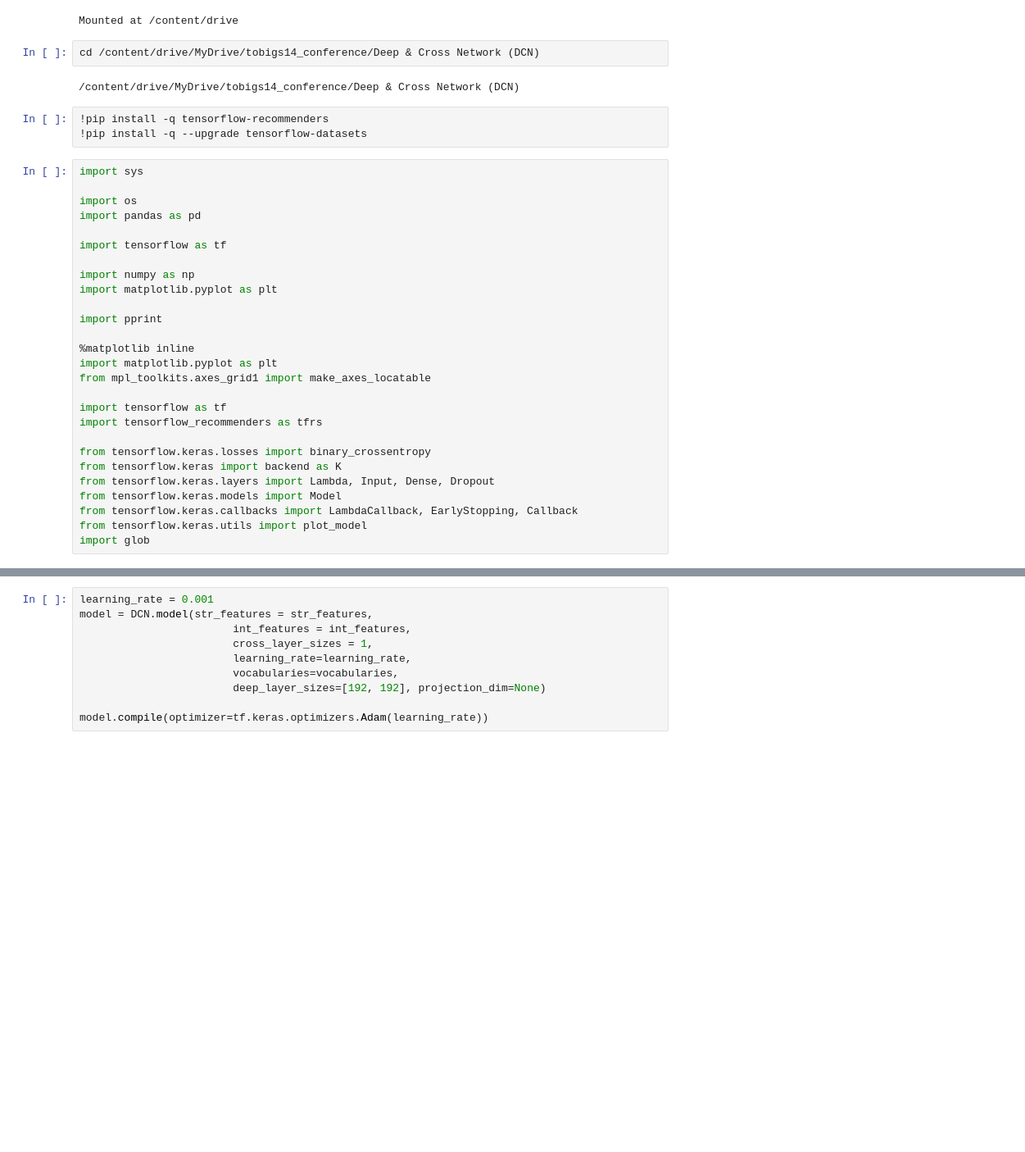
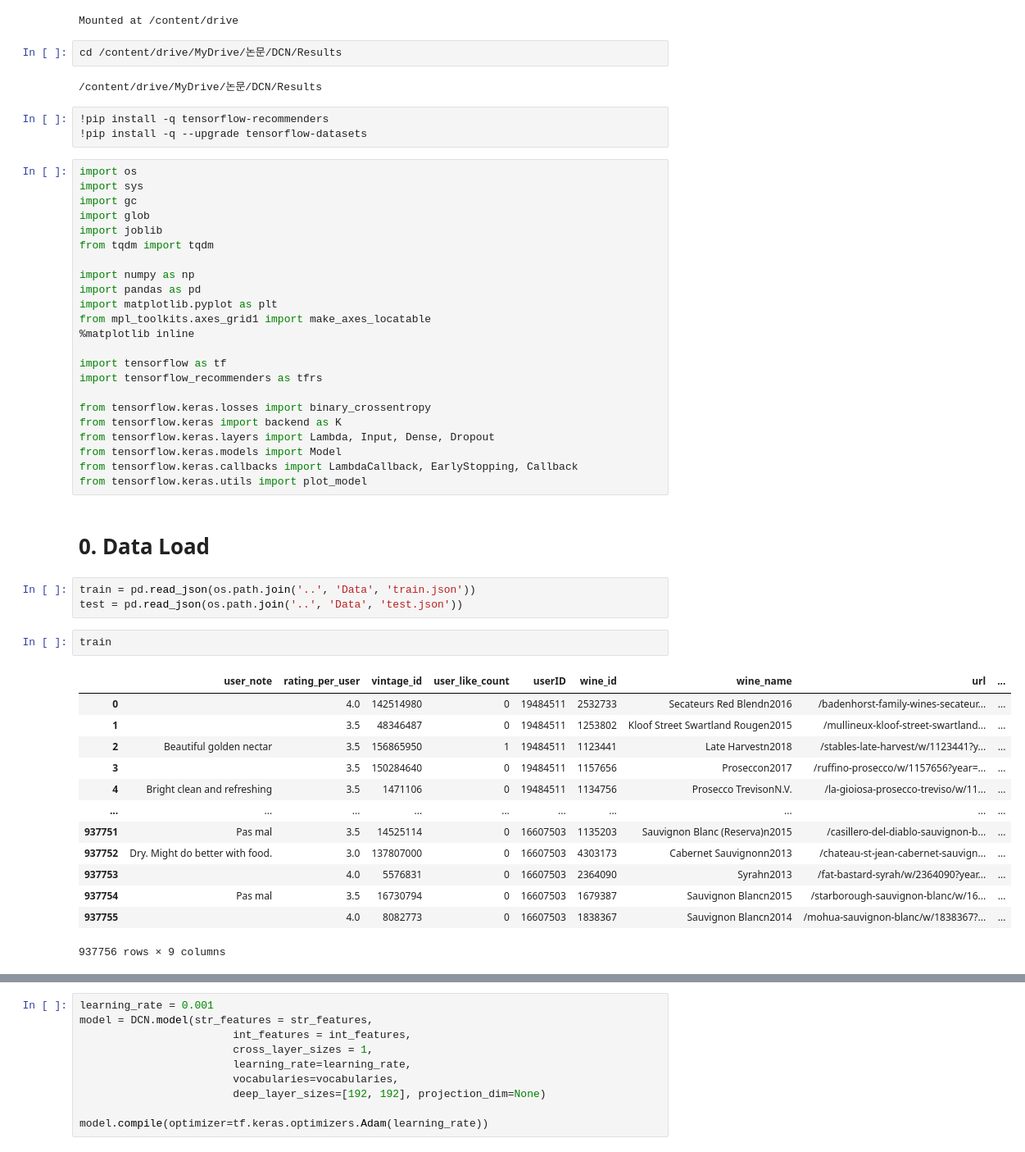
Before and after one commit to tobigs-reco-conf-1314/Tommelier, a Jupyter notebook: Results/DCN_main_junyoung.ipynb, the cells around one changed output, grey strips where cells are left out. Shown: that part at 82% size. Cells and saved outputs as stored; diff of their text form; blank space fills up the shorter version.

```diff
--- a/Results/DCN_main_junyoung.ipynb
+++ b/Results/DCN_main_junyoung.ipynb
@@ -8,28 +4,25 @@ drive.mount('/content/drive')
 # %% [output]
 Mounted at /content/drive
 # %%
-cd /content/drive/MyDrive/tobigs14_conference/Deep & Cross Network (DCN)
+cd /content/drive/MyDrive/논문/DCN/Results
 # %% [output]
-/content/drive/MyDrive/tobigs14_conference/Deep & Cross Network (DCN)
+/content/drive/MyDrive/논문/DCN/Results
 # %%
 !pip install -q tensorflow-recommenders
 !pip install -q --upgrade tensorflow-datasets
 # %%
+import os
 import sys
-
-import os
-import pandas as pd
-
-import tensorflow as tf
+import gc
+import glob
+import joblib
+from tqdm import tqdm
 
 import numpy as np
-import matplotlib.pyplot as plt
-
-import pprint
-
-%matplotlib inline
+import pandas as pd
 import matplotlib.pyplot as plt
 from mpl_toolkits.axes_grid1 import make_axes_locatable
+%matplotlib inline
 
 import tensorflow as tf
 import tensorflow_recommenders as tfrs
@@ -40,4 +33,24 @@ from tensorflow.keras.layers import Lambda, Input, Dense, Dropout
 from tensorflow.keras.models import Model
 from tensorflow.keras.callbacks import LambdaCallback, EarlyStopping, Callback
 from tensorflow.keras.utils import plot_model
-import glob
+# %% [markdown]
+# 0. Data Load
+# %%
+train = pd.read_json(os.path.join('..', 'Data', 'train.json'))
+test = pd.read_json(os.path.join('..', 'Data', 'test.json'))
+# %%
+train
+# %% [output]
+|  | user_note | rating_per_user | vintage_id | user_like_count | userID | wine_id | wine_name | url | ... |
+| 0 |  | 4.0 | 142514980 | 0 | 19484511 | 2532733 | Secateurs Red Blendn2016 | /badenhorst-family-wines-secateur... | ... |
+| 1 |  | 3.5 | 48346487 | 0 | 19484511 | 1253802 | Kloof Street Swartland Rougen2015 | /mullineux-kloof-street-swartland... | ... |
+| 2 | Beautiful golden nectar | 3.5 | 156865950 | 1 | 19484511 | 1123441 | Late Harvestn2018 | /stables-late-harvest/w/1123441?y... | ... |
+| 3 |  | 3.5 | 150284640 | 0 | 19484511 | 1157656 | Proseccon2017 | /ruffino-prosecco/w/1157656?year=... | ... |
+| 4 | Bright clean and refreshing | 3.5 | 1471106 | 0 | 19484511 | 1134756 | Prosecco TrevisonN.V. | /la-gioiosa-prosecco-treviso/w/11... | ... |
+| ... | ... | ... | ... | ... | ... | ... | ... | ... | ... |
+| 937751 | Pas mal | 3.5 | 14525114 | 0 | 16607503 | 1135203 | Sauvignon Blanc (Reserva)n2015 | /casillero-del-diablo-sauvignon-b... | ... |
+| 937752 | Dry. Might do better with food. | 3.0 | 137807000 | 0 | 16607503 | 4303173 | Cabernet Sauvignonn2013 | /chateau-st-jean-cabernet-sauvign... | ... |
+| 937753 |  | 4.0 | 5576831 | 0 | 16607503 | 2364090 | Syrahn2013 | /fat-bastard-syrah/w/2364090?year... | ... |
+| 937754 | Pas mal | 3.5 | 16730794 | 0 | 16607503 | 1679387 | Sauvignon Blancn2015 | /starborough-sauvignon-blanc/w/16... | ... |
+| 937755 |  | 4.0 | 8082773 | 0 | 16607503 | 1838367 | Sauvignon Blancn2014 | /mohua-sauvignon-blanc/w/1838367?... | ... |
+937756 rows × 9 columns
```
Also changed, not shown: parts of 20 cells of this notebook, 3 other files.
